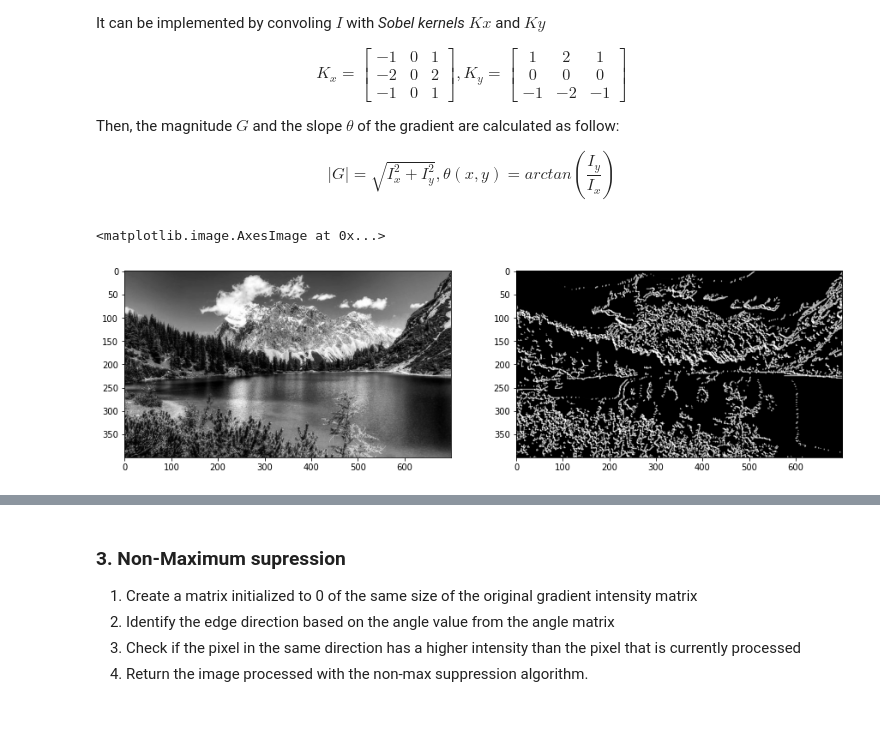
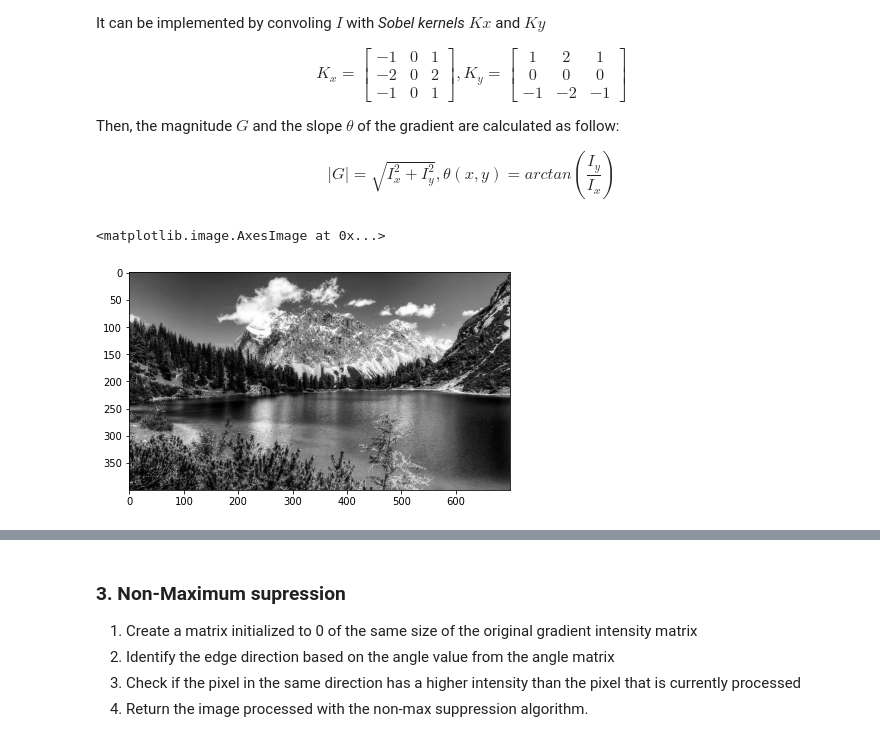
Before and after one commit to aalr007/VisionComputacional, a Jupyter notebook: 6.4_sobel_canny_edge_detection.ipynb, the cells around one changed output, grey strips where cells are left out. Saved outputs shown, nothing was run; the diff lists cells and outputs as text; code cells hidden in the pictures.

```diff
--- a/6.4_sobel_canny_edge_detection.ipynb
+++ b/6.4_sobel_canny_edge_detection.ipynb
@@ -99,7 +102,7 @@ Steps:
 
 **Pre-requisite:** Convert the image to grayscale before algorithm.
 # %%
-img = cv2.imread('data/image.jpg')
+img = cv2.imread('sample_data/image.jpg')
 
 img_color = cv2.cvtColor(img, cv2.COLOR_BGR2RGB)
 img_gray = cv2.cvtColor(img, cv2.COLOR_BGR2GRAY)
@@ -195,11 +199,11 @@ def sobel_filters(img):
 # %%
 G, theta = sobel_filters(img_gaussian)
 
 plt.figure(figsize=(15, 8))
 plt.subplot(1, 2, 1)
 plt.imshow(img_gray, cmap="gray")
-plt.subplot(1, 2, 2)
-plt.imshow(G, cmap="gray")
+#plt.subplot(1, 2, 2)
+#plt.imshow(G, cmap="gray")
 # %% [output]
 <matplotlib.image.AxesImage at 0x...>
-[figure, old version]
+[figure, new version]
```
Also changed, not shown: parts of 6 cells of this notebook, 1 other file.
